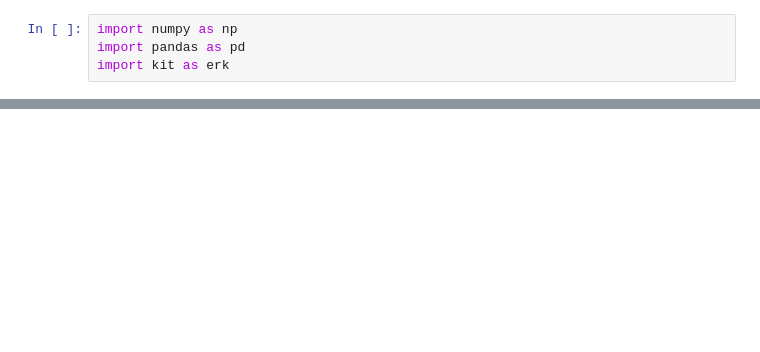
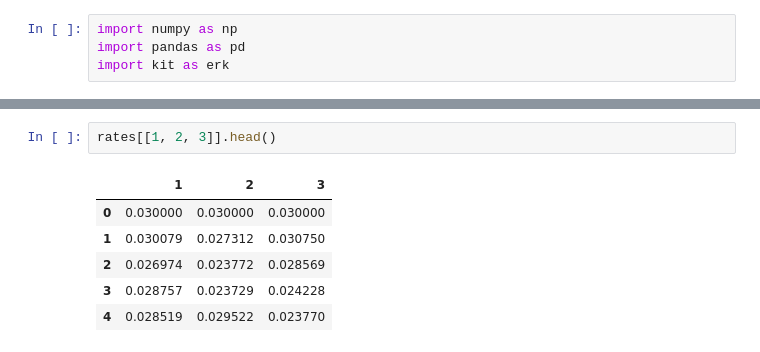
Before and after one commit to whiplash9102/portfolio-construction, a Jupyter notebook: 19_Monte_Carlo_w_CIR.ipynb, the cells around one changed output, grey strips where cells are left out. Drawn from its saved outputs; the diff is of its cells as text; blank space fills up the shorter version.

```diff
--- a/19_Monte_Carlo_w_CIR.ipynb
+++ b/19_Monte_Carlo_w_CIR.ipynb
@@ -12,0 +33,9 @@ UnboundLocalError: cannot access local variable 'discount' where it is not assoc
+# %%
+rates[[1, 2, 3]].head()
+# %% [output]
+|  | 1 | 2 | 3 |
+| 0 | 0.030000 | 0.030000 | 0.030000 |
+| 1 | 0.030079 | 0.027312 | 0.030750 |
+| 2 | 0.026974 | 0.023772 | 0.028569 |
+| 3 | 0.028757 | 0.023729 | 0.024228 |
+| 4 | 0.028519 | 0.029522 | 0.023770 |
```
Also changed, not shown: parts of 19 cells of this notebook, 2 other files.
